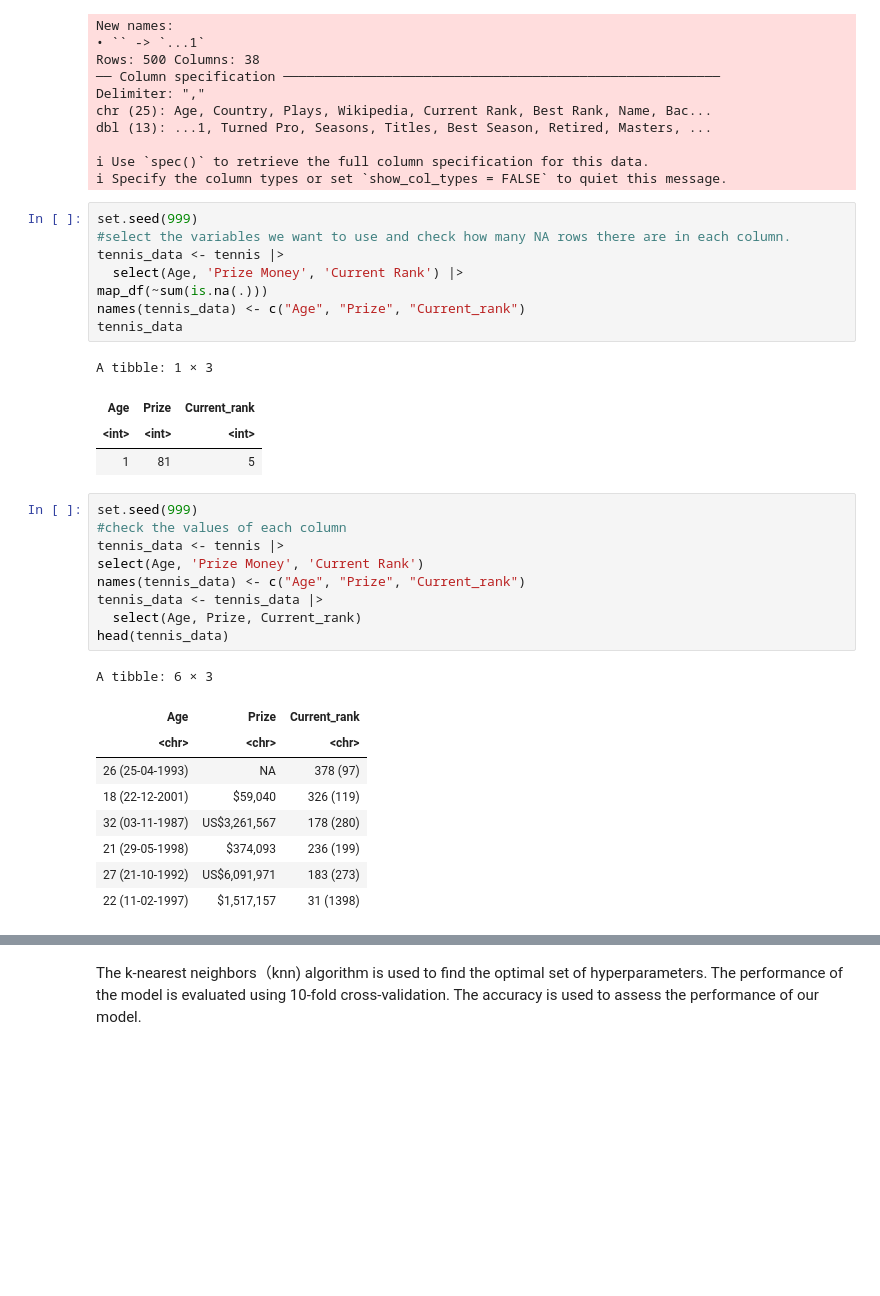
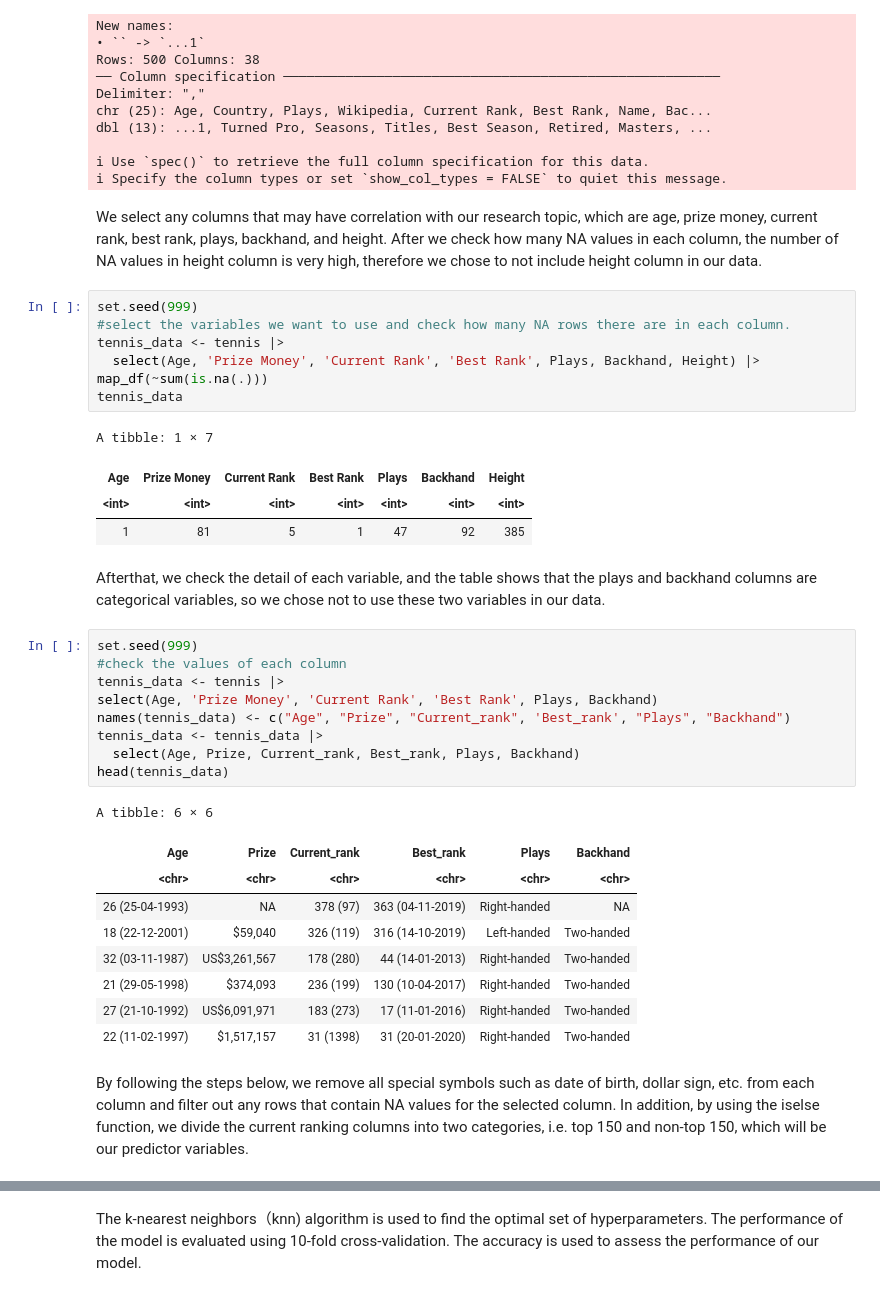
Before and after one commit to hirnas/DSCI100GW, a Jupyter notebook: group project/project code v2.ipynb, the cells around one changed output, grey strips where cells are left out. Drawn from its saved outputs; the diff is of its cells as text; blank space fills up the shorter version.

```diff
--- a/group project/project code v2.ipynb
+++ b/group project/project code v2.ipynb
@@ -40,37 +22,42 @@ dbl (13): ...1, Turned Pro, Seasons, Titles, Best Season, Retired, Masters, ...
 
 ℹ Use `spec()` to retrieve the full column specification for this data.
 ℹ Specify the column types or set `show_col_types = FALSE` to quiet this message.
+# %% [markdown]
+We select any columns that may have correlation with our research topic, which are age, prize money, current rank, best rank, plays, backhand, and height. After we check how many NA values in each column, the number of NA values in height column is very high, therefore we chose to not include height column in our data.
 # %%
 set.seed(999)
 #select the variables we want to use and check how many NA rows there are in each column.
 tennis_data <- tennis |>
-  select(Age, 'Prize Money', 'Current Rank') |>
+  select(Age, 'Prize Money', 'Current Rank', 'Best Rank', Plays, Backhand, Height) |>
 map_df(~sum(is.na(.)))
-names(tennis_data) <- c("Age", "Prize", "Current_rank")
 tennis_data
 # %% [output]
-A tibble: 1 × 3
+A tibble: 1 × 7
-| Age | Prize | Current_rank |
-| <int> | <int> | <int> |
-| 1 | 81 | 5 |
+| Age | Prize Money | Current Rank | Best Rank | Plays | Backhand | Height |
+| <int> | <int> | <int> | <int> | <int> | <int> | <int> |
+| 1 | 81 | 5 | 1 | 47 | 92 | 385 |
+# %% [markdown]
+Afterthat, we check the detail of each variable, and the table shows that the plays and backhand columns are categorical variables, so we chose not to use these two variables in our data.
 # %%
 set.seed(999)
 #check the values of each column
 tennis_data <- tennis |>
-select(Age, 'Prize Money', 'Current Rank')
-names(tennis_data) <- c("Age", "Prize", "Current_rank")
+select(Age, 'Prize Money', 'Current Rank', 'Best Rank', Plays, Backhand)
+names(tennis_data) <- c("Age", "Prize", "Current_rank", 'Best_rank', "Plays", "Backhand")
 tennis_data <- tennis_data |>
-  select(Age, Prize, Current_rank)
+  select(Age, Prize, Current_rank, Best_rank, Plays, Backhand)
 head(tennis_data)
 # %% [output]
-A tibble: 6 × 3
+A tibble: 6 × 6
-| Age | Prize | Current_rank |
-| <chr> | <chr> | <chr> |
-| 26 (25-04-1993) | NA | 378 (97) |
-| 18 (22-12-2001) | $59,040 | 326 (119) |
-| 32 (03-11-1987) | US$3,261,567 | 178 (280) |
-| 21 (29-05-1998) | $374,093 | 236 (199) |
-| 27 (21-10-1992) | US$6,091,971 | 183 (273) |
-| 22 (11-02-1997) | $1,517,157 | 31 (1398) |
+| Age | Prize | Current_rank | Best_rank | Plays | Backhand |
+| <chr> | <chr> | <chr> | <chr> | <chr> | <chr> |
+| 26 (25-04-1993) | NA | 378 (97) | 363 (04-11-2019) | Right-handed | NA |
+| 18 (22-12-2001) | $59,040 | 326 (119) | 316 (14-10-2019) | Left-handed | Two-handed |
+| 32 (03-11-1987) | US$3,261,567 | 178 (280) | 44 (14-01-2013) | Right-handed | Two-handed |
+| 21 (29-05-1998) | $374,093 | 236 (199) | 130 (10-04-2017) | Right-handed | Two-handed |
+| 27 (21-10-1992) | US$6,091,971 | 183 (273) | 17 (11-01-2016) | Right-handed | Two-handed |
+| 22 (11-02-1997) | $1,517,157 | 31 (1398) | 31 (20-01-2020) | Right-handed | Two-handed |
+# %% [markdown]
+By following the steps below, we remove all special symbols such as date of birth, dollar sign, etc. from each column and filter out any rows that contain NA values for the selected column. In addition, by using the iselse function, we divide the current ranking columns into two categories, i.e. top 150 and non-top 150, which will be our predictor variables.
 # %%
 set.seed(999)
```
Also changed, not shown: parts of 23 cells of this notebook.
